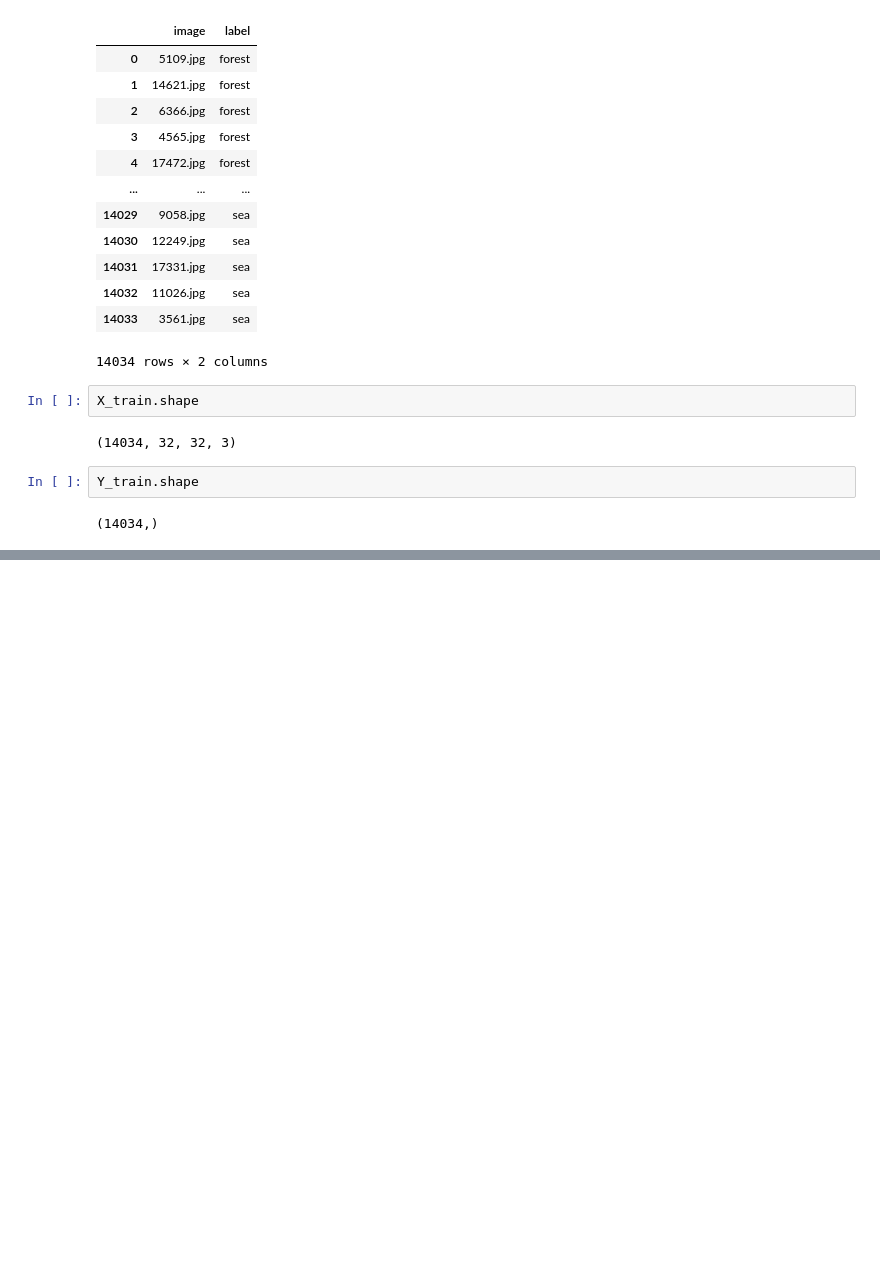
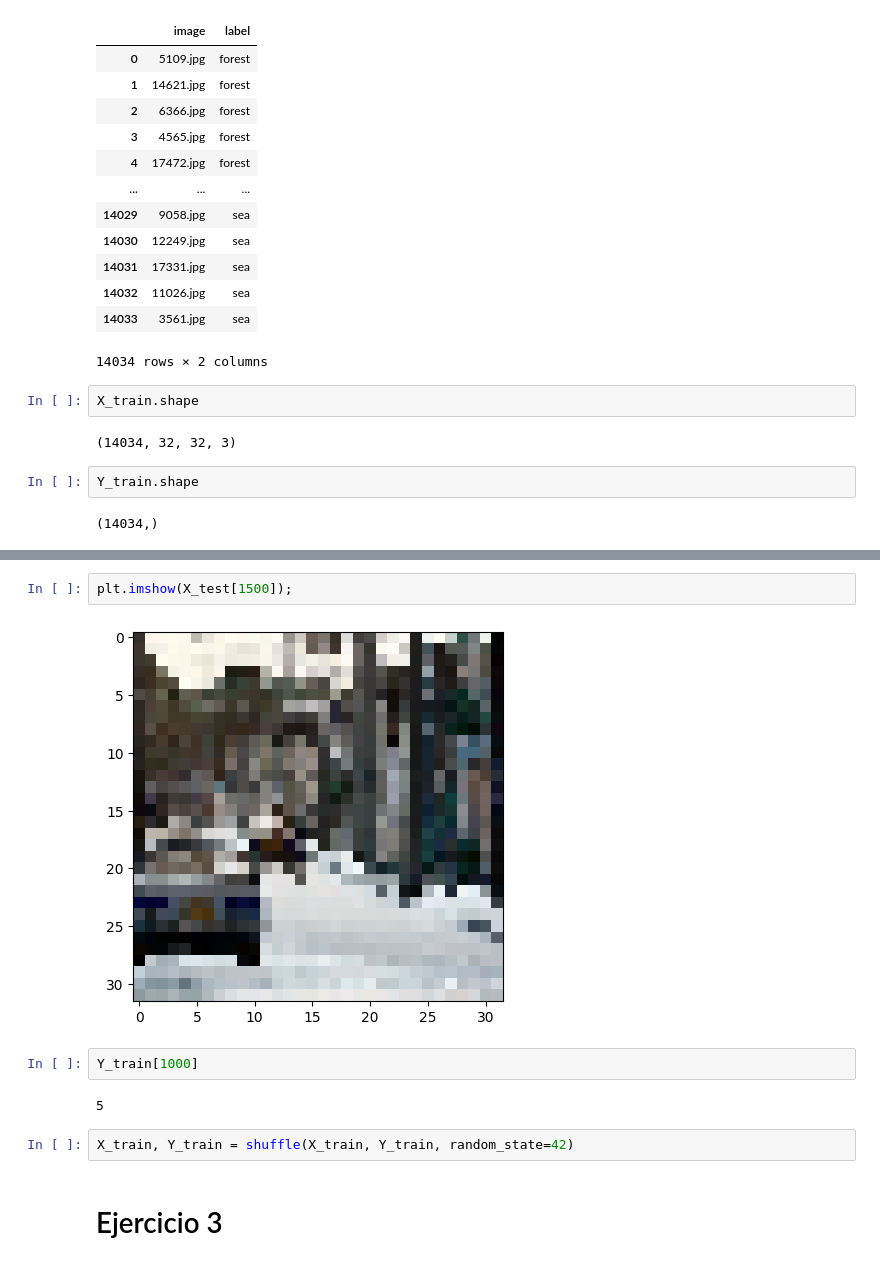
Before and after one commit to josemanuelgonzalezfornell/Machine_Learning, a Jupyter notebook: 4-Deep_Learning/2-Redes_Convolucionales/ejercicios/Clasificador_paisajes.ipynb, the cells around one changed output, grey strips where cells are left out. Drawn from its saved outputs; the diff is of its cells as text; blank space fills up the shorter version.

```diff
--- a/4-Deep_Learning/2-Redes_Convolucionales/ejercicios/Clasificador_paisajes.ipynb
+++ b/4-Deep_Learning/2-Redes_Convolucionales/ejercicios/Clasificador_paisajes.ipynb
@@ -84,0 +102,12 @@ Y_train.shape
+# %%
+plt.imshow(X_test[1500]);
+# %% [output]
+[figure, added]
+# %%
+Y_train[1000]
+# %% [output]
+5
+# %%
+X_train, Y_train = shuffle(X_train, Y_train, random_state=42)
+# %% [markdown]
+# Ejercicio 3
```
Also changed, not shown: parts of 24 cells of this notebook.
